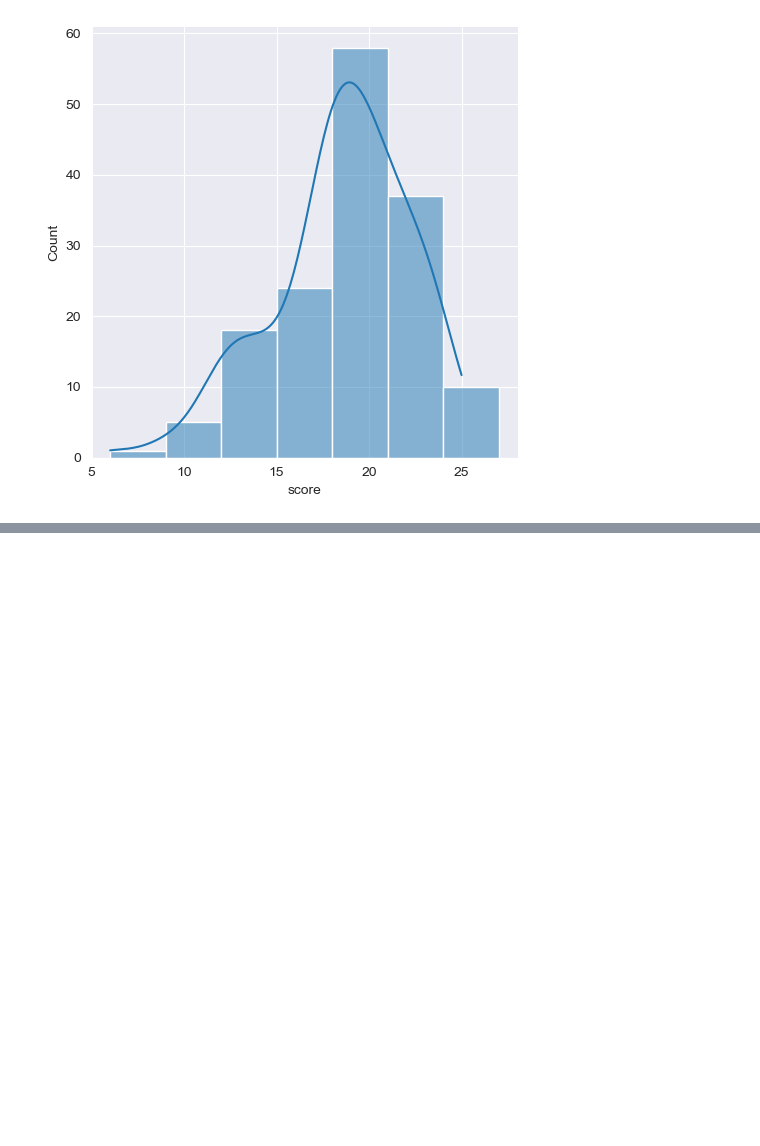
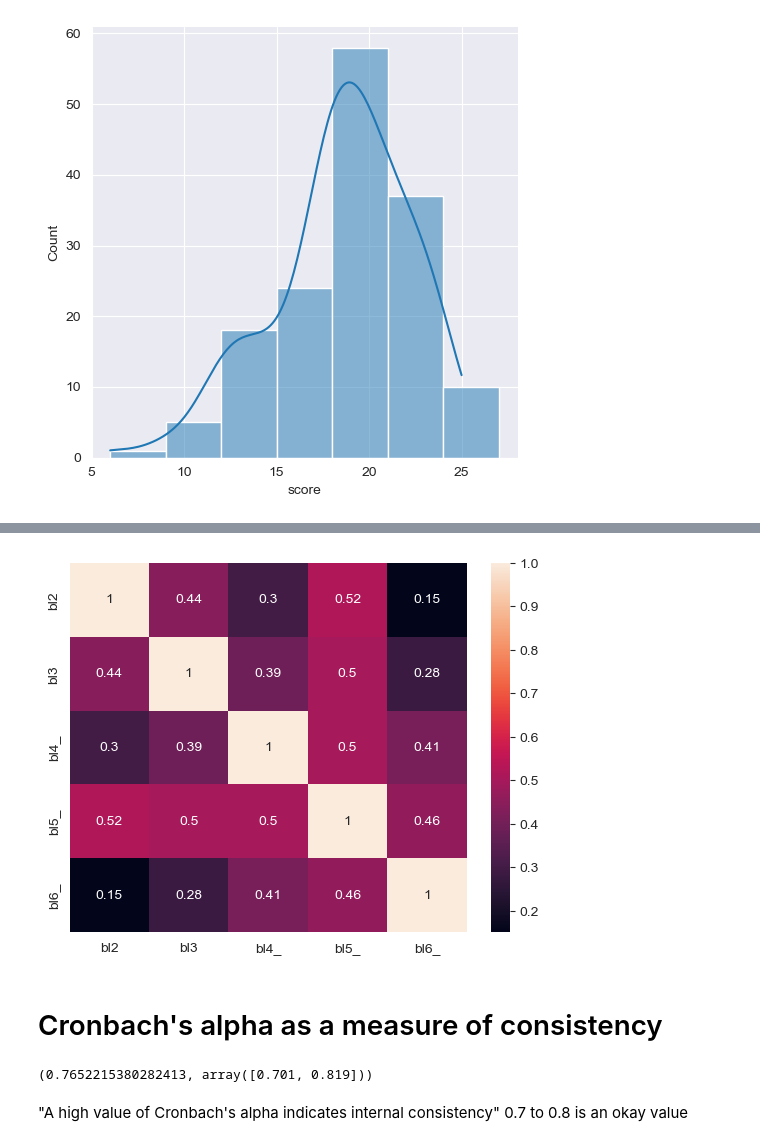
Before and after one commit to mirjampaales/fall_2020, a Jupyter notebook: belonging.ipynb, the cells around one changed output, grey strips where cells are left out. Cells and saved outputs as stored; diff of their text form; code cells hidden in the pictures; blank space fills up the shorter version.

```diff
--- a/belonging.ipynb
+++ b/belonging.ipynb
@@ -174,3 +190,24 @@ plt.show()
+# %%
+#lets look at the correlations between items
+bl_corr = belonging_recoded1.loc[:,['bl2','bl3','bl4_','bl5_','bl6_']].corr()
+bl_corr = round(bl_corr,2)
+colored_bl_corr = sns.heatmap(bl_corr, annot = True);
+colored_bl_corr
+plt.show()
+plt.close()
+# %% [output]
+[figure, added]
+# %% [markdown]
+# Cronbach's alpha as a measure of consistency
+# %%
+import pingouin as pg
+#cronbach for self-efficacy instrument
+pg.cronbach_alpha(data=belonging_recoded1.loc[:,['bl2','bl3','bl4_','bl5_','bl6_']])
+# %% [output]
+(0.7652215380282413, array([0.701, 0.819]))
+# %% [markdown]
+"A high value of Cronbach's alpha indicates internal consistency"
+0.7 to 0.8 is an okay value
 # %%
 #the original data has participant names as the last column. we will need it later to merge with other data
 names = reflex.iloc[:,-1]
```
Also changed, not shown: parts of 1 cell of this notebook.
